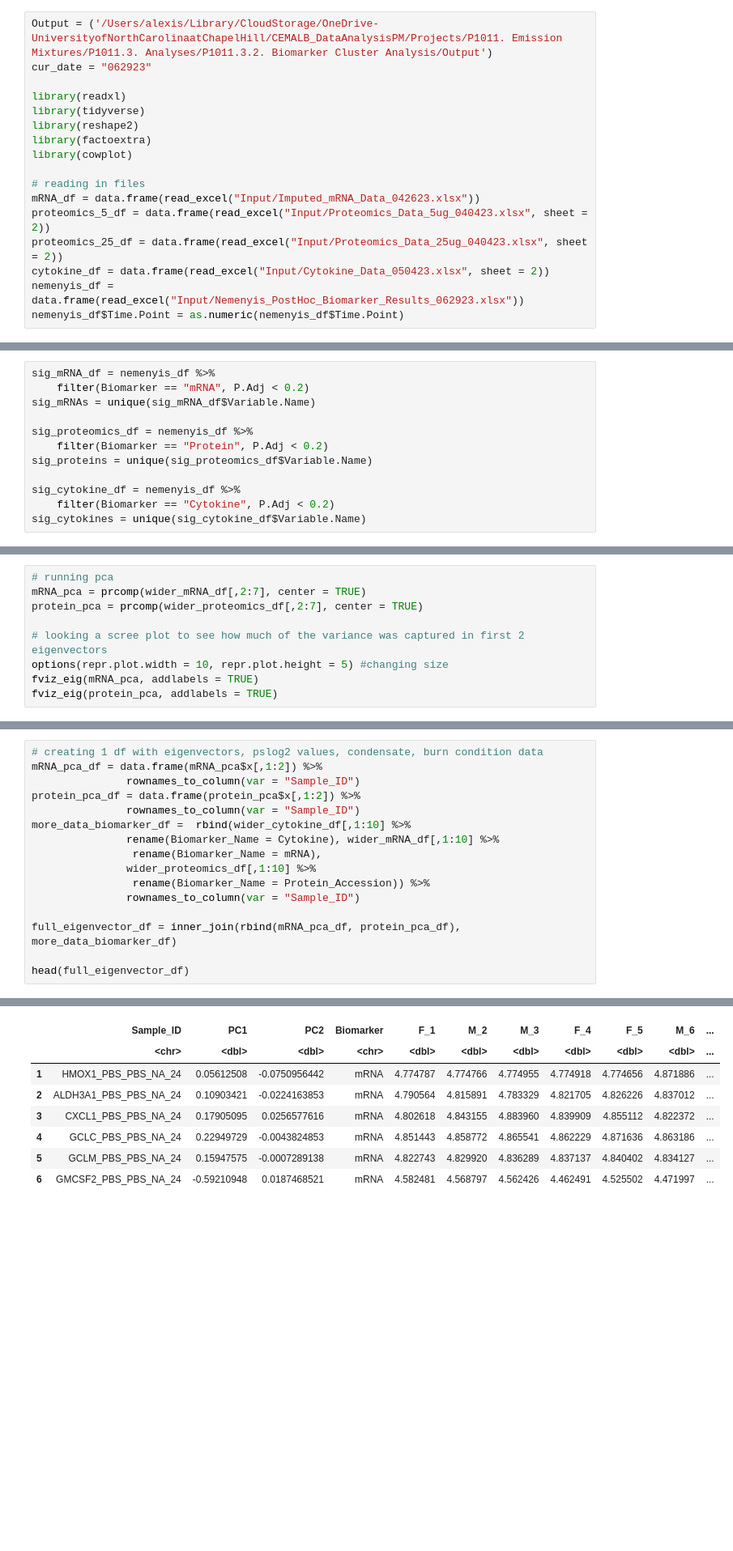
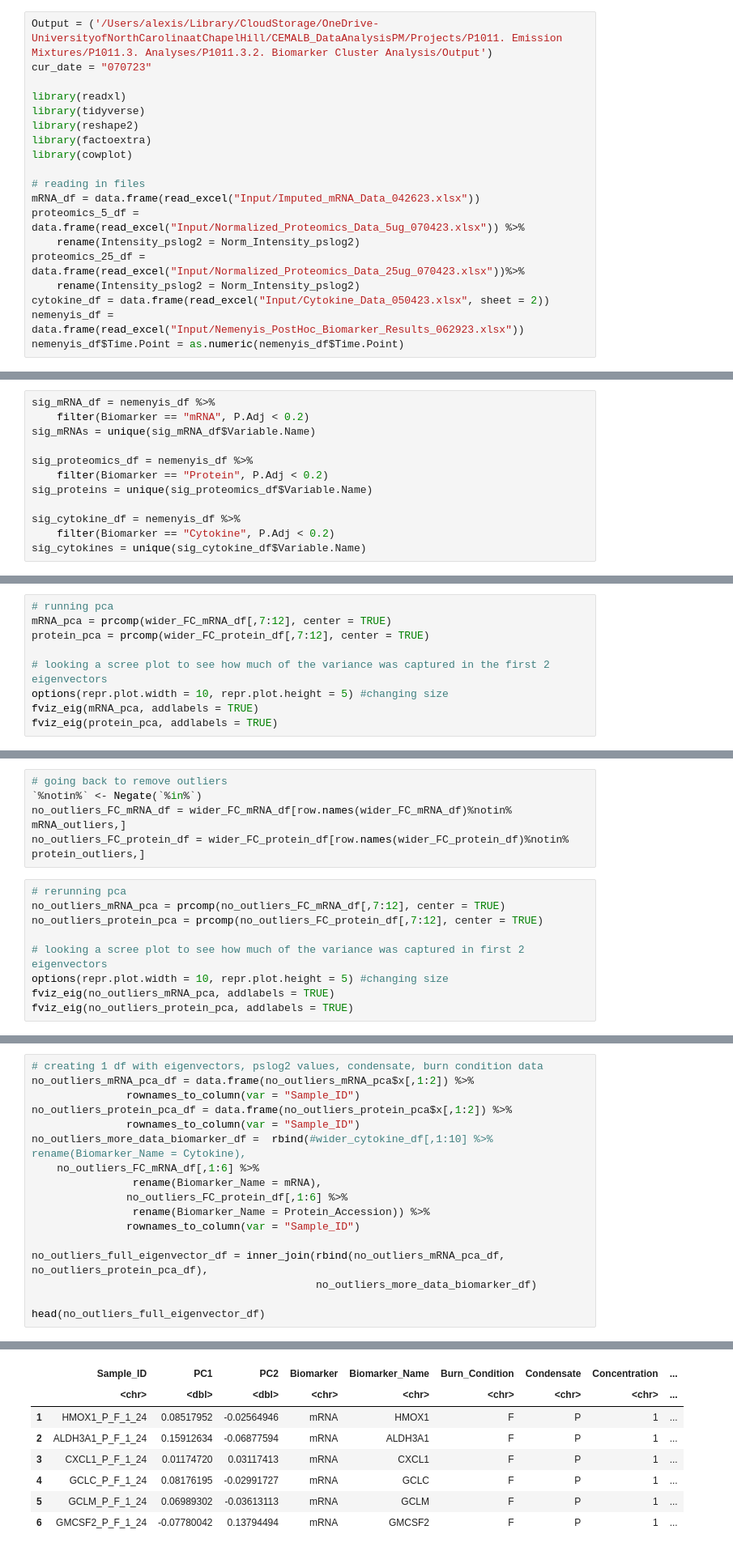
Before and after one commit to UNC-CEMALB/Burn-pit-smoke-condensate-mediated-toxicity-in-human-airway-epithelial-cells-, a Jupyter notebook: 3. Biomarker Cluster Analysis/Biomarker Cluster Analysis.ipynb, the cells around one changed output, grey strips where cells are left out. Shown at 81% size. Drawn from its saved outputs; the diff is of its cells as text; blank space fills up the shorter version.

```diff
--- a/3. Biomarker Cluster Analysis/Biomarker Cluster Analysis.ipynb
+++ b/3. Biomarker Cluster Analysis/Biomarker Cluster Analysis.ipynb
@@ -1,6 +1,6 @@
 # %%
 Output = ('/Users/alexis/Library/CloudStorage/OneDrive-UniversityofNorthCarolinaatChapelHill/CEMALB_DataAnalysisPM/Projects/P1011. Emission Mixtures/P1011.3. Analyses/P1011.3.2. Biomarker Cluster Analysis/Output')
-cur_date = "062923"
+cur_date = "070723"
 
 library(readxl)
 library(tidyverse)
@@ -10,8 +10,10 @@ library(cowplot)
 
 # reading in files
 mRNA_df = data.frame(read_excel("Input/Imputed_mRNA_Data_042623.xlsx"))
-proteomics_5_df = data.frame(read_excel("Input/Proteomics_Data_5ug_040423.xlsx", sheet = 2))
-proteomics_25_df = data.frame(read_excel("Input/Proteomics_Data_25ug_040423.xlsx", sheet = 2))
+proteomics_5_df = data.frame(read_excel("Input/Normalized_Proteomics_Data_5ug_070423.xlsx")) %>%
+    rename(Intensity_pslog2 = Norm_Intensity_pslog2)
+proteomics_25_df = data.frame(read_excel("Input/Normalized_Proteomics_Data_25ug_070423.xlsx"))%>%
+    rename(Intensity_pslog2 = Norm_Intensity_pslog2)
 cytokine_df = data.frame(read_excel("Input/Cytokine_Data_050423.xlsx", sheet = 2))
 nemenyis_df = data.frame(read_excel("Input/Nemenyis_PostHoc_Biomarker_Results_062923.xlsx"))
 nemenyis_df$Time.Point = as.numeric(nemenyis_df$Time.Point)
@@ -177,9 +268,9 @@ None of the cytokines were significant.
 # %%
 # running pca
-mRNA_pca = prcomp(wider_mRNA_df[,2:7], center = TRUE)
-protein_pca = prcomp(wider_proteomics_df[,2:7], center = TRUE)
+mRNA_pca = prcomp(wider_FC_mRNA_df[,7:12], center = TRUE)
+protein_pca = prcomp(wider_FC_protein_df[,7:12], center = TRUE)
 
-# looking a scree plot to see how much of the variance was captured in first 2 eigenvectors
+# looking a scree plot to see how much of the variance was captured in the first 2 eigenvectors
 options(repr.plot.width = 10, repr.plot.height = 5) #changing size
 fviz_eig(mRNA_pca, addlabels = TRUE)
 fviz_eig(protein_pca, addlabels = TRUE)
@@ -188,0 +311,14 @@ fviz_eig(protein_pca, addlabels = TRUE)
+# %%
+# going back to remove outliers
+`%notin%` <- Negate(`%in%`)
+no_outliers_FC_mRNA_df = wider_FC_mRNA_df[row.names(wider_FC_mRNA_df)%notin% mRNA_outliers,]
+no_outliers_FC_protein_df = wider_FC_protein_df[row.names(wider_FC_protein_df)%notin% protein_outliers,]
+# %%
+# rerunning pca
+no_outliers_mRNA_pca = prcomp(no_outliers_FC_mRNA_df[,7:12], center = TRUE)
+no_outliers_protein_pca = prcomp(no_outliers_FC_protein_df[,7:12], center = TRUE)
+
+# looking a scree plot to see how much of the variance was captured in first 2 eigenvectors
+options(repr.plot.width = 10, repr.plot.height = 5) #changing size
+fviz_eig(no_outliers_mRNA_pca, addlabels = TRUE)
+fviz_eig(no_outliers_protein_pca, addlabels = TRUE)
@@ -189,18 +328,19 @@ fviz_eig(protein_pca, addlabels = TRUE)
 # %%
 # creating 1 df with eigenvectors, pslog2 values, condensate, burn condition data
-mRNA_pca_df = data.frame(mRNA_pca$x[,1:2]) %>%
+no_outliers_mRNA_pca_df = data.frame(no_outliers_mRNA_pca$x[,1:2]) %>%
                rownames_to_column(var = "Sample_ID")
-protein_pca_df = data.frame(protein_pca$x[,1:2]) %>%
+no_outliers_protein_pca_df = data.frame(no_outliers_protein_pca$x[,1:2]) %>%
                rownames_to_column(var = "Sample_ID")
-more_data_biomarker_df =  rbind(wider_cytokine_df[,1:10] %>%
-               rename(Biomarker_Name = Cytokine), wider_mRNA_df[,1:10] %>%
+no_outliers_more_data_biomarker_df =  rbind(#wider_cytokine_df[,1:10] %>% rename(Biomarker_Name = Cytokine),
+    no_outliers_FC_mRNA_df[,1:6] %>%
                 rename(Biomarker_Name = mRNA),
-               wider_proteomics_df[,1:10] %>%
+               no_outliers_FC_protein_df[,1:6] %>%
                 rename(Biomarker_Name = Protein_Accession)) %>%
                rownames_to_column(var = "Sample_ID")
 
-full_eigenvector_df = inner_join(rbind(mRNA_pca_df, protein_pca_df), more_data_biomarker_df)
+no_outliers_full_eigenvector_df = inner_join(rbind(no_outliers_mRNA_pca_df, no_outliers_protein_pca_df),
+                                             no_outliers_more_data_biomarker_df)
 
-head(full_eigenvector_df)
+head(no_outliers_full_eigenvector_df)
 # %% [output]
 Joining with `by = join_by(Sample_ID)`
@@ -208,10 +348,10 @@ A data.frame: 6 × 13
-|  | Sample_ID | PC1 | PC2 | Biomarker | F_1 | M_2 | M_3 | F_4 | F_5 | M_6 | ... |
-|  | <chr> | <dbl> | <dbl> | <chr> | <dbl> | <dbl> | <dbl> | <dbl> | <dbl> | <dbl> | ... |
-| 1 | HMOX1_PBS_PBS_NA_24 | 0.05612508 | -0.0750956442 | mRNA | 4.774787 | 4.774766 | 4.774955 | 4.774918 | 4.774656 | 4.871886 | ... |
-| 2 | ALDH3A1_PBS_PBS_NA_24 | 0.10903421 | -0.0224163853 | mRNA | 4.790564 | 4.815891 | 4.783329 | 4.821705 | 4.826226 | 4.837012 | ... |
-| 3 | CXCL1_PBS_PBS_NA_24 | 0.17905095 | 0.0256577616 | mRNA | 4.802618 | 4.843155 | 4.883960 | 4.839909 | 4.855112 | 4.822372 | ... |
-| 4 | GCLC_PBS_PBS_NA_24 | 0.22949729 | -0.0043824853 | mRNA | 4.851443 | 4.858772 | 4.865541 | 4.862229 | 4.871636 | 4.863186 | ... |
-| 5 | GCLM_PBS_PBS_NA_24 | 0.15947575 | -0.0007289138 | mRNA | 4.822743 | 4.829920 | 4.836289 | 4.837137 | 4.840402 | 4.834127 | ... |
-| 6 | GMCSF2_PBS_PBS_NA_24 | -0.59210948 | 0.0187468521 | mRNA | 4.582481 | 4.568797 | 4.562426 | 4.462491 | 4.525502 | 4.471997 | ... |
+|  | Sample_ID | PC1 | PC2 | Biomarker | Biomarker_Name | Burn_Condition | Condensate | Concentration | ... |
+|  | <chr> | <dbl> | <dbl> | <chr> | <chr> | <chr> | <chr> | <chr> | ... |
+| 1 | HMOX1_P_F_1_24 | 0.08517952 | -0.02564946 | mRNA | HMOX1 | F | P | 1 | ... |
+| 2 | ALDH3A1_P_F_1_24 | 0.15912634 | -0.06877594 | mRNA | ALDH3A1 | F | P | 1 | ... |
+| 3 | CXCL1_P_F_1_24 | 0.01174720 | 0.03117413 | mRNA | CXCL1 | F | P | 1 | ... |
+| 4 | GCLC_P_F_1_24 | 0.08176195 | -0.02991727 | mRNA | GCLC | F | P | 1 | ... |
+| 5 | GCLM_P_F_1_24 | 0.06989302 | -0.03613113 | mRNA | GCLM | F | P | 1 | ... |
+| 6 | GMCSF2_P_F_1_24 | -0.07780042 | 0.13794494 | mRNA | GMCSF2 | F | P | 1 | ... |
 # %%
 options(repr.plot.width=15, repr.plot.height=8) #changing size
```
Also changed, not shown: parts of 16 cells of this notebook.
